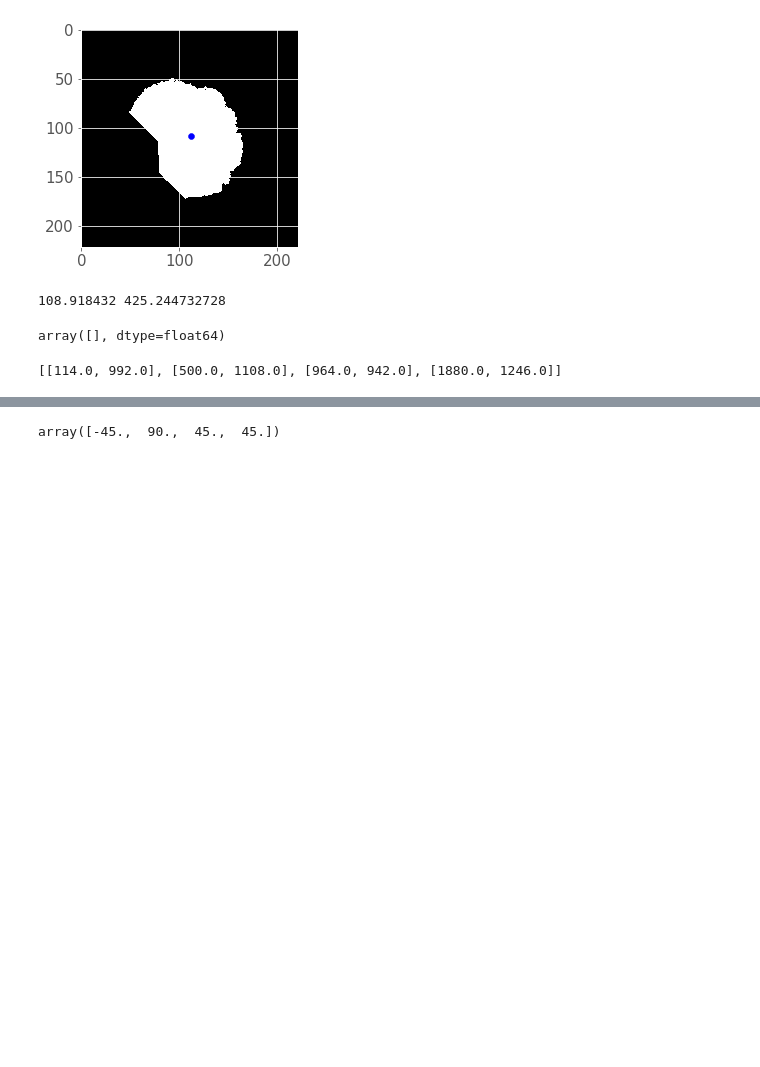
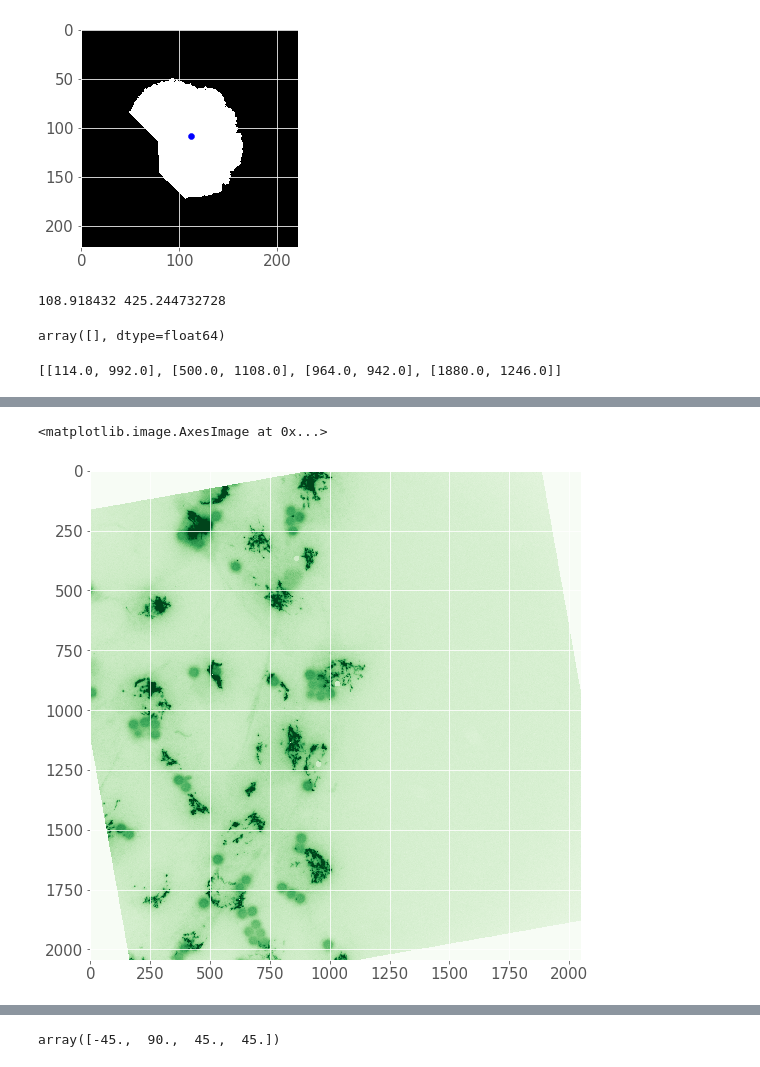
Before and after one commit to WillGiang/golgi-polarization, a Jupyter notebook: GolgiPolarization.ipynb, the cells around one changed output, grey strips where cells are left out. Saved outputs shown, nothing was run; the diff lists cells and outputs as text; code cells hidden in the pictures; blank space fills up the shorter version.

```diff
--- a/GolgiPolarization.ipynb
+++ b/GolgiPolarization.ipynb
@@ -281,7 +281,8 @@ def get_ROI_pixels(image_array, center, ROI_side=222):
 ### Removing Spray Paint from the image
 # %%
 def remove_spray_can_feature(image_array, spray_can_value):
-    """Returns an image array where the pixels with spraycanvalue are mapped to the median value
+    """Returns an image array where the pixels with spraycanvalue are
+    mapped to another value
 
     Keyword arguments
     --------------------
@@ -297,6 +298,7 @@ def remove_spray_can_feature(image_array, spray_can_value):
     flat_ROI = new_image.flatten()
 
     ROI_median = np.percentile(flat_ROI, 50)
+    #ROI_new_val = np.percentile(flat_ROI, 25)
 
     spray_mask = new_image == spray_can_value
     new_image[spray_mask] = ROI_median
@@ -892,0 +909,7 @@ def analyze_Golgi(green_array, want_plots=False, out_dir="", image_name=""):
+# %%
+image_no_spray = remove_spray_can_feature(green_array, spray_can_value)
+plt.figure(figsize=(9,9))
+plt.imshow(image_no_spray, cmap='Greens', vmax=2000)
+# %% [output]
+<matplotlib.image.AxesImage at 0x...>
+[figure, added]
```
Also changed, not shown: parts of 8 cells of this notebook.
